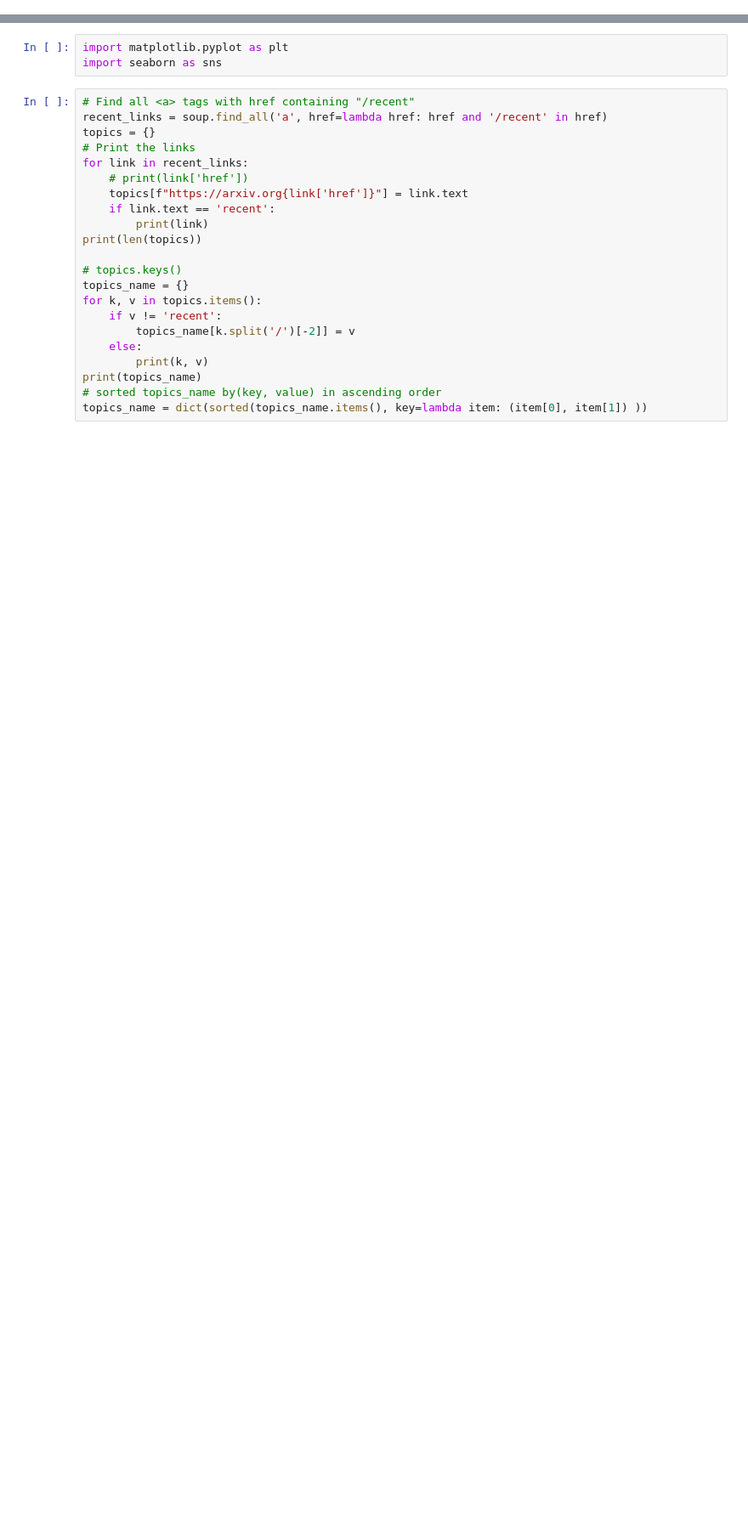
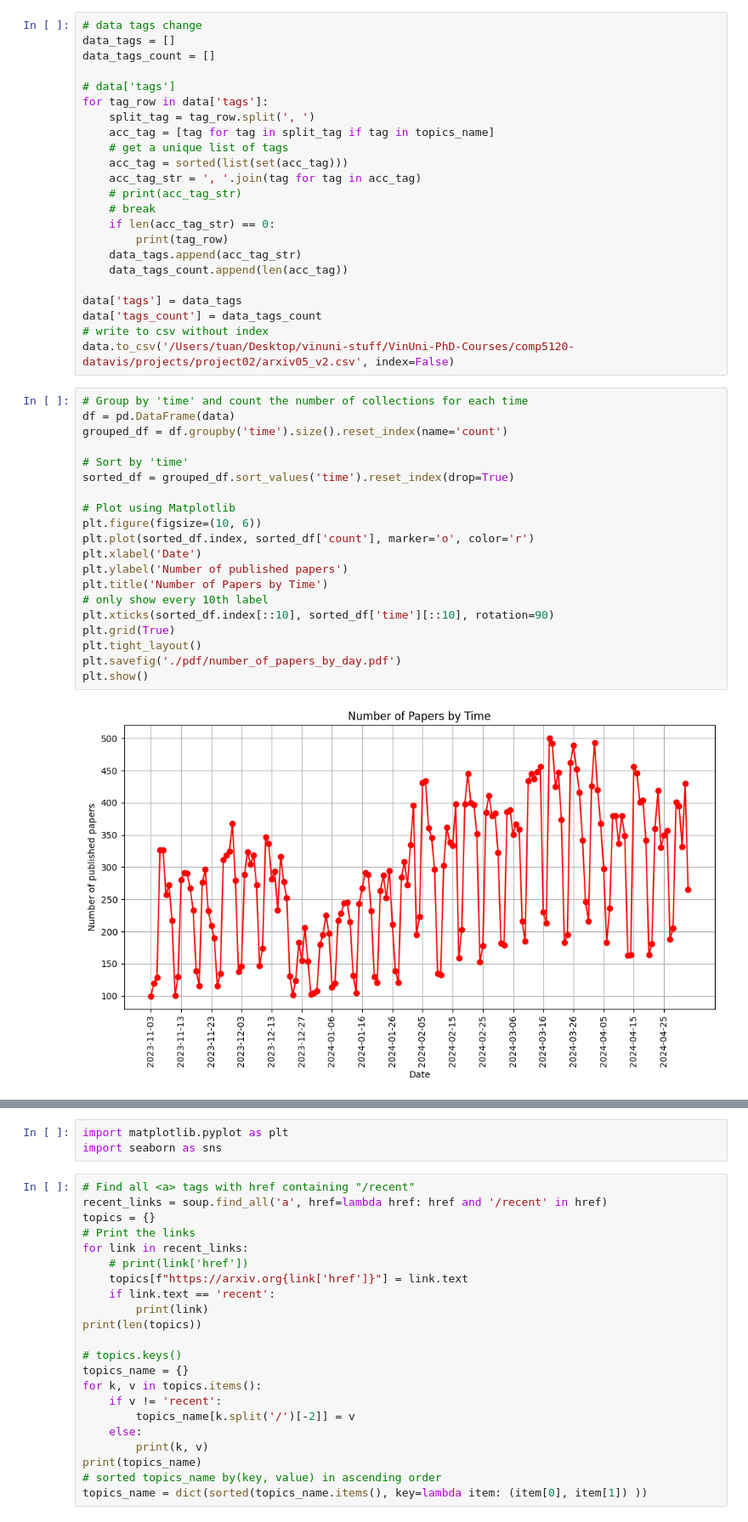
Before and after one commit to mtuann/comp5120-data-vis, a Jupyter notebook: project02/test-data-arxiv.ipynb, the cells around one changed output, grey strips where cells are left out. Shown at 85% size. Drawn from its saved outputs; the diff is of its cells as text; blank space fills up the shorter version.

Commit message:
update figure

```diff
--- a/project02/test-data-arxiv.ipynb
+++ b/project02/test-data-arxiv.ipynb
@@ -15,0 +81,45 @@ data = pd.read_csv('/Users/tuan/Desktop/vinuni-stuff/comp5120-datavis/projects/p
+# %%
+# data tags change
+data_tags = []
+data_tags_count = []
+
+# data['tags']
+for tag_row in data['tags']:
+    split_tag = tag_row.split(', ')
+    acc_tag = [tag for tag in split_tag if tag in topics_name]
+    # get a unique list of tags
+    acc_tag = sorted(list(set(acc_tag)))
+    acc_tag_str = ', '.join(tag for tag in acc_tag)
+    # print(acc_tag_str)
+    # break
+    if len(acc_tag_str) == 0:
+        print(tag_row)
+    data_tags.append(acc_tag_str)
+    data_tags_count.append(len(acc_tag))
+
+data['tags'] = data_tags
+data['tags_count'] = data_tags_count
+# write to csv without index
+data.to_csv('/Users/tuan/Desktop/vinuni-stuff/VinUni-PhD-Courses/comp5120-datavis/projects/project02/arxiv05_v2.csv', index=False)
+# %%
+# Group by 'time' and count the number of collections for each time
+df = pd.DataFrame(data)
+grouped_df = df.groupby('time').size().reset_index(name='count')
+
+# Sort by 'time'
+sorted_df = grouped_df.sort_values('time').reset_index(drop=True)
+
+# Plot using Matplotlib
+plt.figure(figsize=(10, 6))
+plt.plot(sorted_df.index, sorted_df['count'], marker='o', color='r')
+plt.xlabel('Date')
+plt.ylabel('Number of published papers')
+plt.title('Number of Papers by Time')
+# only show every 10th label
+plt.xticks(sorted_df.index[::10], sorted_df['time'][::10], rotation=90)
+plt.grid(True)
+plt.tight_layout()
+plt.savefig('./pdf/number_of_papers_by_day.pdf')
+plt.show()
+# %% [output]
+[figure, added]
```
Also changed, not shown: parts of 16 cells of this notebook, 1 other file.
